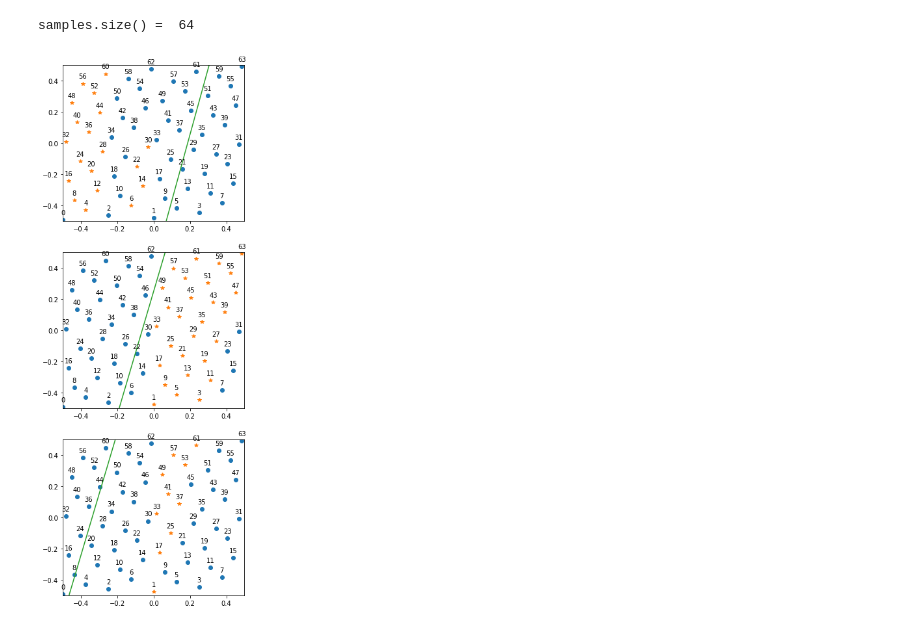
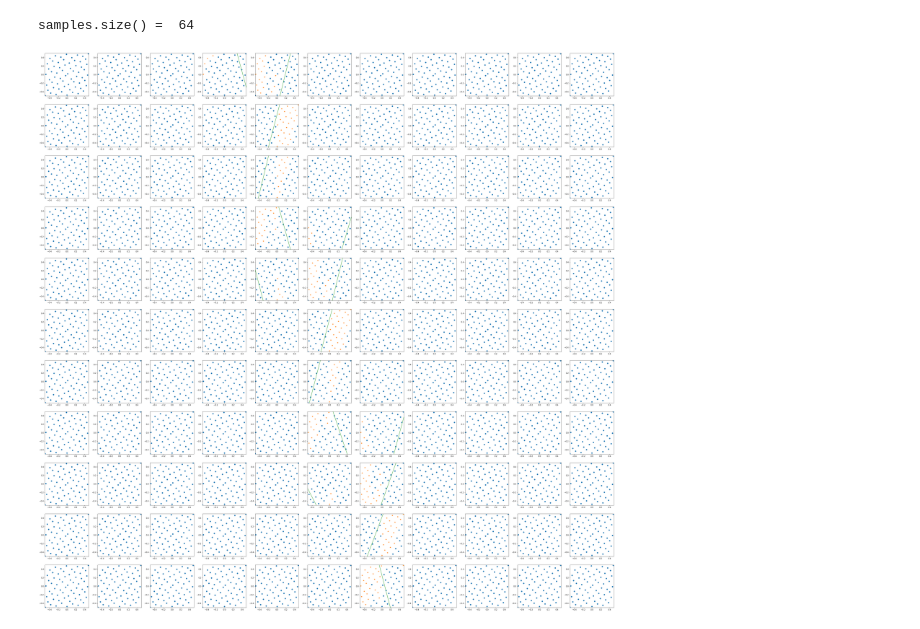
Before and after one commit to msu-graphics-group/scenes, a Jupyter notebook: sample_loader_app/debug_pixel.ipynb, the cells around one changed output. Cells and saved outputs as stored; diff of their text form; code cells hidden in the pictures.

Commit message:
Fix samples offsets.
Use modified hammersley
values with offset 0.5 for pixel center.

Also debug visualization functionality was improved, but
we realized that it is broken right now.

```diff
--- a/sample_loader_app/debug_pixel.ipynb
+++ b/sample_loader_app/debug_pixel.ipynb
@@ -10,6 +11,10 @@ with open("debug_pixels/a_samples.bin", "rb") as fin:
 
 class PixelData:
   def __init__(self, filename):
+    if not os.path.exists(filename):
+      self.line = None
+      self.labels = np.array([0] * samples_cnt)
+      return
     with open(filename, "rb") as fin:
       linesNum = struct.unpack("i", fin.read(4))[0]
       # print("linesNum = ", linesNum)
@@ -18,26 +23,36 @@ class PixelData:
 # %% [output]
 samples.size() =  64
 # %%
-pixelsToOpen = [["debug_pixels/pix_0419_0154.bin"],["debug_pixels/pix_0419_0155.bin"],["debug_pixels/pix_0419_0156.bin"]]
+center_x = 419
+center_y = 155
+half_window = 5
+pixelsToOpen = [
+    ["debug_pixels/pix_{}_{}.bin".format("0" * (4 - len(str(x))) + str(x), "0" * (4 - len(str(y))) + str(y)) for x in range(center_x - half_window, center_x + half_window + 1)]
+    for y in range(center_y - half_window, center_y + half_window + 1)
+]
+
+# pixelsToOpen = [["debug_pixels/pix_0419_0154.bin"],["debug_pixels/pix_0419_0155.bin"],["debug_pixels/pix_0419_0156.bin"]]
 pixels = [[PixelData(p) for p in pixelLine] for pixelLine in pixelsToOpen]
 # %%
 fig = plt.figure(figsize=(5 * len(pixels[0]), 5 * len(pixels)))
 
 idx = 0
+# This debug currently doens't work. TODO: Fix it.
 for pix_line in pixels:
     for pixel in pix_line:
         ax = fig.add_subplot(len(pixels), len(pix_line), len(pixels) * len(pix_line) - idx)
         radius = 0.5
         plt.xlim(-radius, radius)
         plt.ylim(-radius, radius)
         ax.plot(samples[pixel.labels == 0][:, 0], samples[pixel.labels == 0][:, 1], 'o')
         ax.plot(samples[pixel.labels == 1][:, 0], samples[pixel.labels == 1][:, 1], '*')
 
-        for i in range(len(samples)):
-            plt.annotate(str(i), samples[i], textcoords="offset points", xytext=(0,8),ha='center')
-
-        x = np.linspace(-radius, radius)
-        plt.plot(x, -(pixel.line[0] / pixel.line[1] * x + pixel.line[2] / pixel.line[1]))
+        # Uncomment to annotate samples
+        # for i in range(len(samples)):
+        #     plt.annotate(str(i), samples[i], textcoords="offset points", xytext=(0,8),ha='center')
+        if pixel.line:
+            x = np.linspace(-radius, radius)
+            plt.plot(x, -(pixel.line[0] / pixel.line[1] * x + pixel.line[2] / pixel.line[1]))
         idx += 1
 # %% [output]
-[figure, old version]
+[figure, new version]
```
Also changed, not shown: parts of 1 cell of this notebook, 2 other files.
